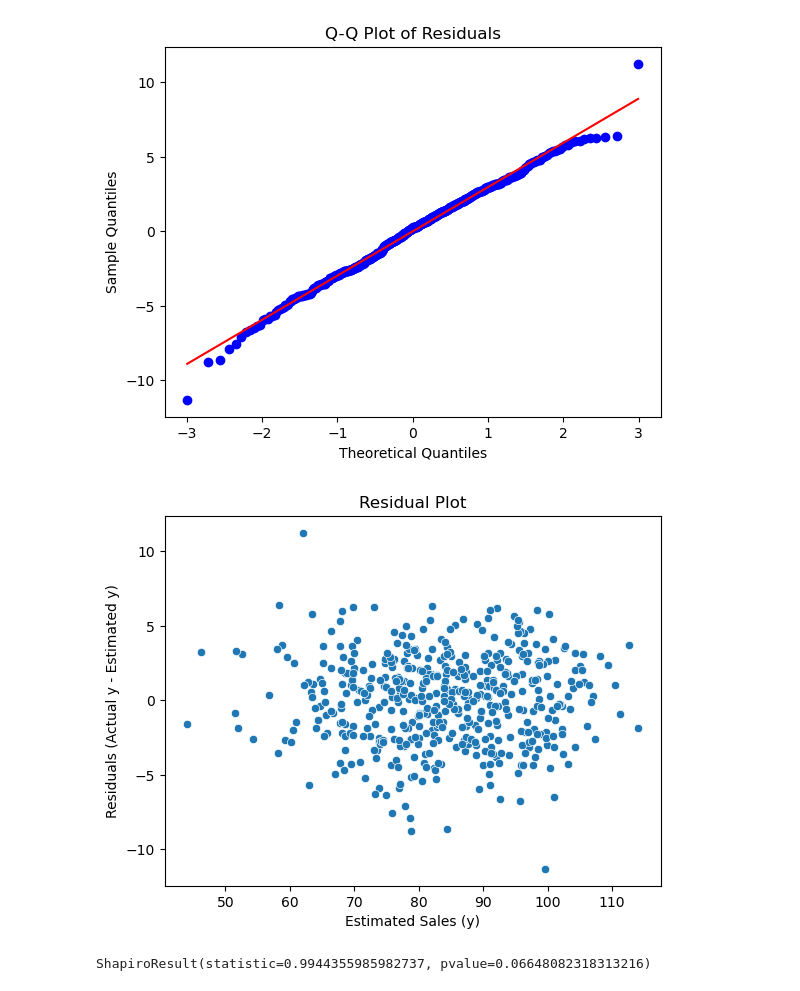
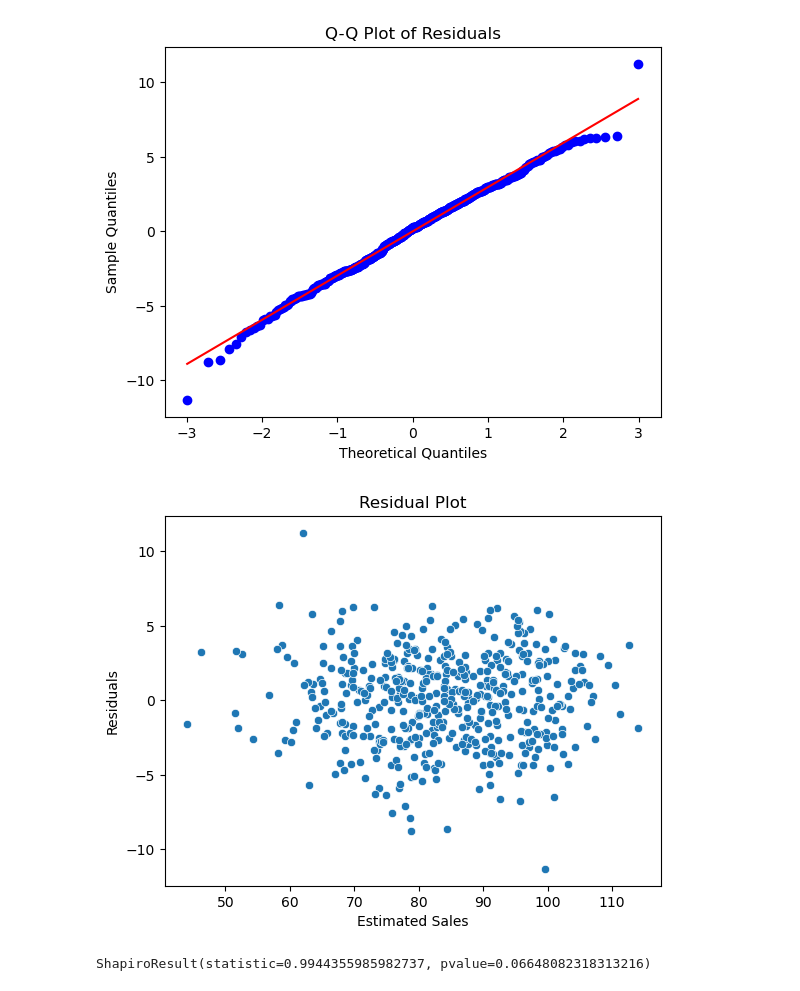
Before and after one commit to Jimin-Park0901/Data-Science, a Jupyter notebook: Store_Sale/final3.ipynb, the cells around one changed output. Cells and saved outputs as stored; diff of their text form; code cells hidden in the pictures.

```diff
--- a/Store_Sale/final3.ipynb
+++ b/Store_Sale/final3.ipynb
@@ -357,12 +358,12 @@ plt.show()
 [figure]
 # %%
 sns.scatterplot(x=results.fittedvalues, y=df['sales']-results.fittedvalues)
-plt.xlabel('Estimated Sales (y)')
-plt.ylabel('Residuals (Actual y - Estimated y)')
+plt.xlabel('Estimated Sales')
+plt.ylabel('Residuals')
 plt.title('Residual Plot')
 plt.show()
 # %% [output]
-[figure, old version]
+[figure, new version]
 # %%
 stats.shapiro(df['sales']-results.fittedvalues)
 # %% [output]
```
Also changed, not shown: parts of 7 cells of this notebook, 1 other file.
